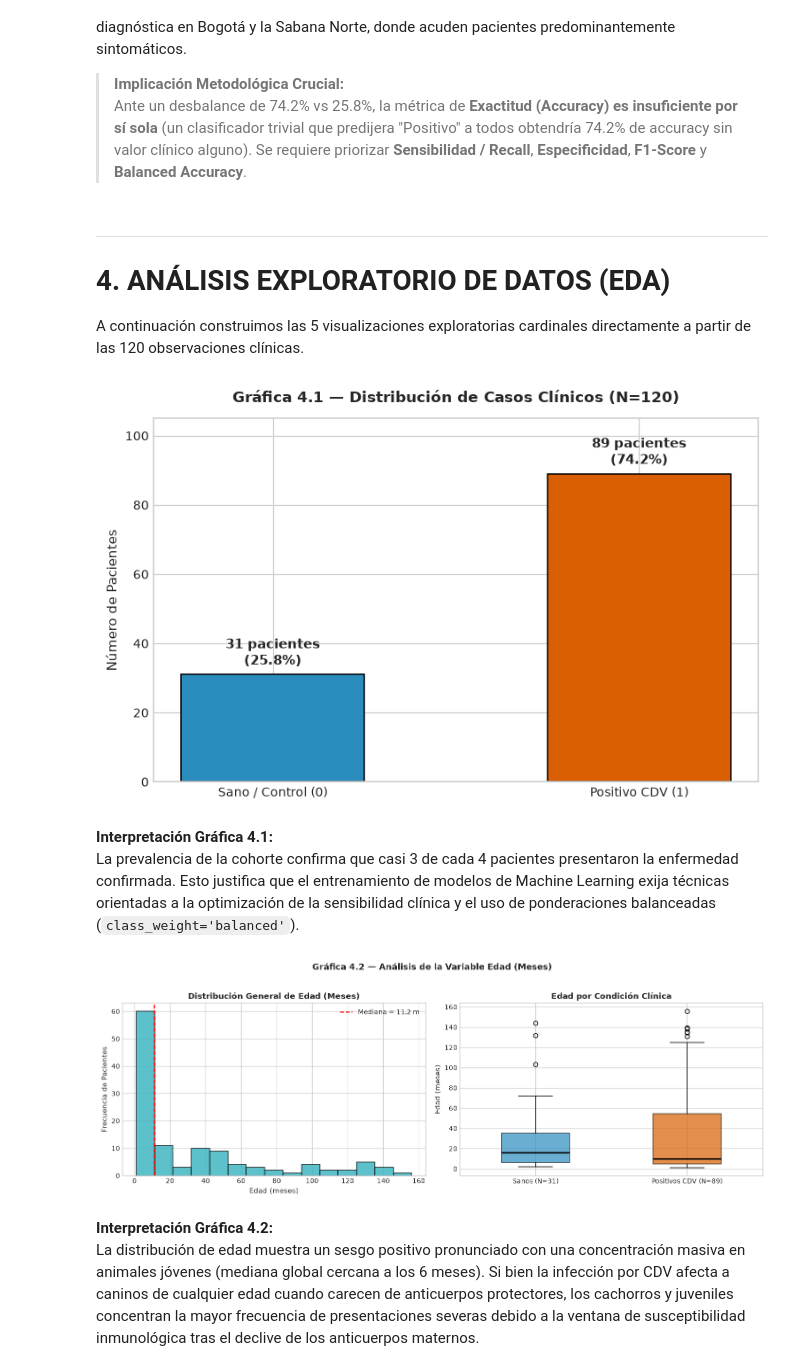
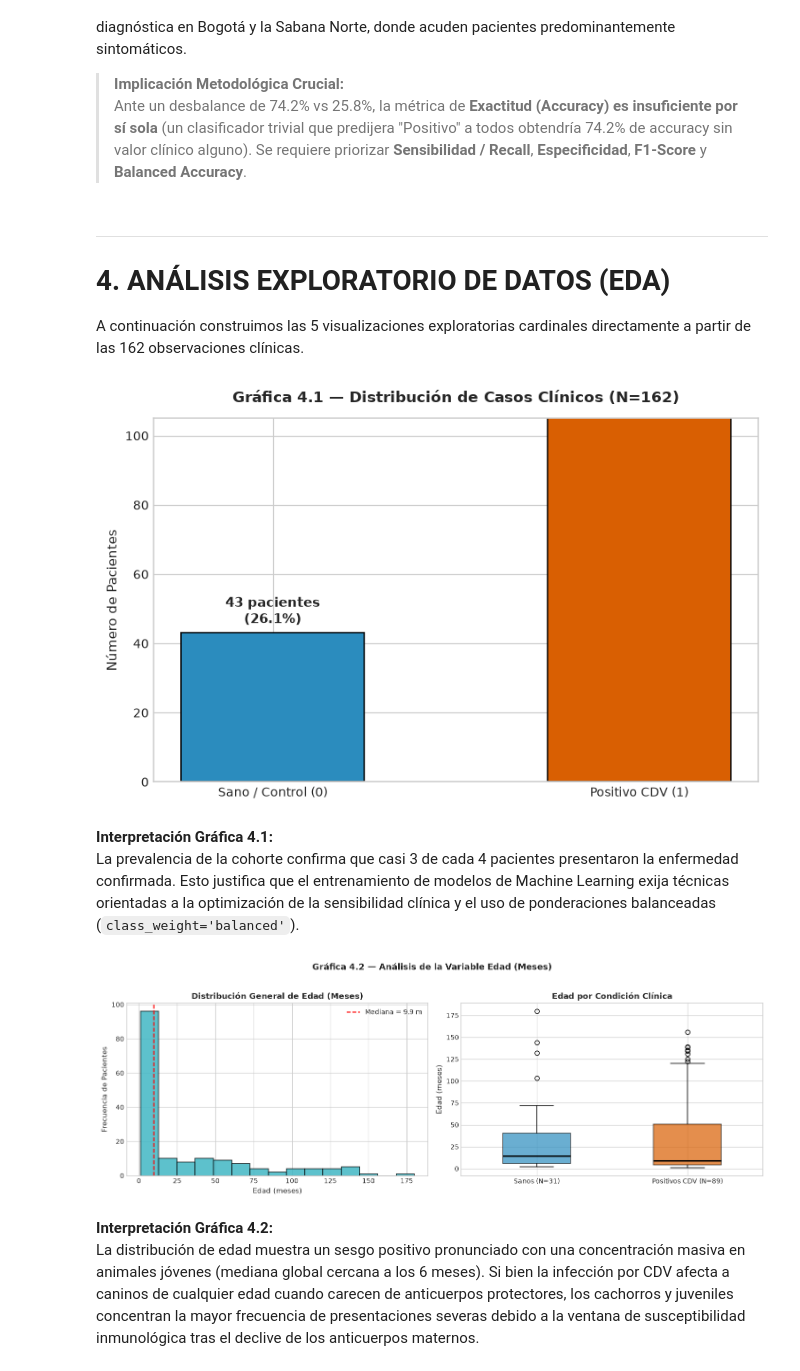
Before and after one commit to LauraM45/distemper-canino-predictivo, a Jupyter notebook: evaluation/model_comparation.ipynb, the cells around one changed output. Drawn from its saved outputs; the diff is of its cells as text; code cells hidden in the pictures.

```diff
--- a/evaluation/model_comparation.ipynb
+++ b/evaluation/model_comparation.ipynb
@@ -81,7 +81,7 @@ if str(PROJECT_ROOT) not in sys.path:
     sys.path.insert(0, str(PROJECT_ROOT))
 
 # 2. Definición de rutas canónicas de artefactos
-DATA_PATH = PROJECT_ROOT / "data" / "raw" / "dataset_moquillo_real_v5.csv"
+DATA_PATH = PROJECT_ROOT / "data" / "raw" / "dataset_moquillo_real_v7.csv"
 REPORT_JSON_PATH = PROJECT_ROOT / "demo_reports" / "reporte_metricas_cdv.json"
 ARTIFACTS_DIR = PROJECT_ROOT / "src" / "data" / "artifacts"
 RF_PIPELINE_PATH = ARTIFACTS_DIR / "cdv_randomforest_pipeline.pkl"
@@ -191,30 +181,30 @@ La cohorte clínica presenta **89 casos positivos (74.2%)** y **31 casos sanos o
 ---
 # 4. ANÁLISIS EXPLORATORIO DE DATOS (EDA)
 
-A continuación construimos las 5 visualizaciones exploratorias cardinales directamente a partir de las 120 observaciones clínicas.
+A continuación construimos las 5 visualizaciones exploratorias cardinales directamente a partir de las 162 observaciones clínicas.
 # %%
 # Gráfica 4.1: Distribución del Diagnóstico
 fig, ax = plt.subplots(figsize=(7, 4.5))
 
 labels = ['Sano / Control (0)', 'Positivo CDV (1)']
 colores = ['#2b8cbe', '#d95f02']
 bars = ax.bar(labels, counts.values, color=colores, width=0.5, edgecolor='black', linewidth=1)
 
-ax.set_title('Gráfica 4.1 — Distribución de Casos Clínicos (N=120)', fontweight='bold', pad=12)
+ax.set_title('Gráfica 4.1 — Distribución de Casos Clínicos (N=162)', fontweight='bold', pad=12)
 ax.set_ylabel('Número de Pacientes')
 ax.set_ylim(0, 105)
 
 for bar, count, pct in zip(bars, counts.values, percentages.values):
     height = bar.get_height()
     ax.annotate(f'{count} pacientes\n({pct}%)',
                 xy=(bar.get_x() + bar.get_width() / 2, height),
                 xytext=(0, 4), textcoords="offset points",
                 ha='center', va='bottom', fontweight='bold', fontsize=10)
 
 plt.tight_layout()
 plt.show()
 # %% [output]
-[figure, old version]
+[figure, new version]
 # %% [markdown]
 **Interpretación Gráfica 4.1:**
 La prevalencia de la cohorte confirma que casi 3 de cada 4 pacientes presentaron la enfermedad confirmada. Esto justifica que el entrenamiento de modelos de Machine Learning exija técnicas orientadas a la optimización de la sensibilidad clínica y el uso de ponderaciones balanceadas (`class_weight='balanced'`).
@@ -253,7 +243,7 @@ plt.suptitle('Gráfica 4.2 — Análisis de la Variable Edad (Meses)', fontsize=
 plt.tight_layout()
 plt.show()
 # %% [output]
-[figure, old version]
+[figure, new version]
 # %% [markdown]
 **Interpretación Gráfica 4.2:**
 La distribución de edad muestra un sesgo positivo pronunciado con una concentración masiva en animales jóvenes (mediana global cercana a los 6 meses). Si bien la infección por CDV afecta a caninos de cualquier edad cuando carecen de anticuerpos protectores, los cachorros y juveniles concentran la mayor frecuencia de presentaciones severas debido a la ventana de susceptibilidad inmunológica tras el declive de los anticuerpos maternos.
```
Also changed, not shown: parts of 28 cells of this notebook, 35 other files.
